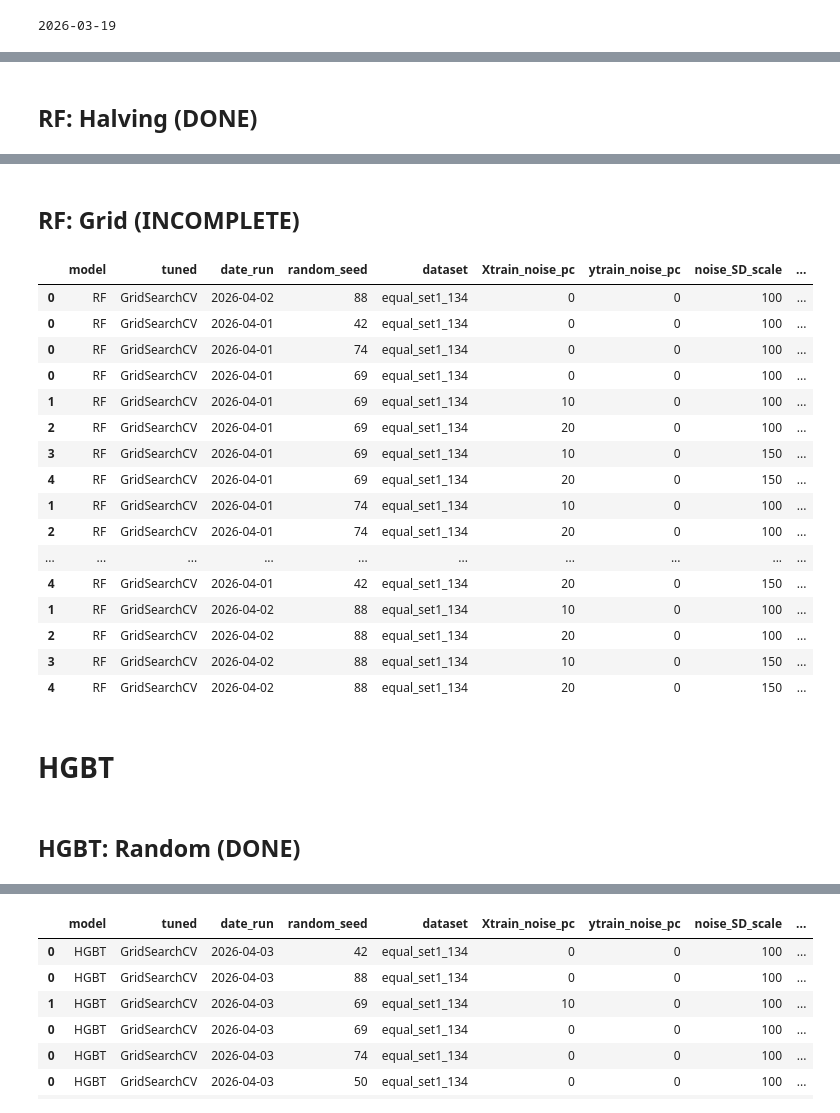
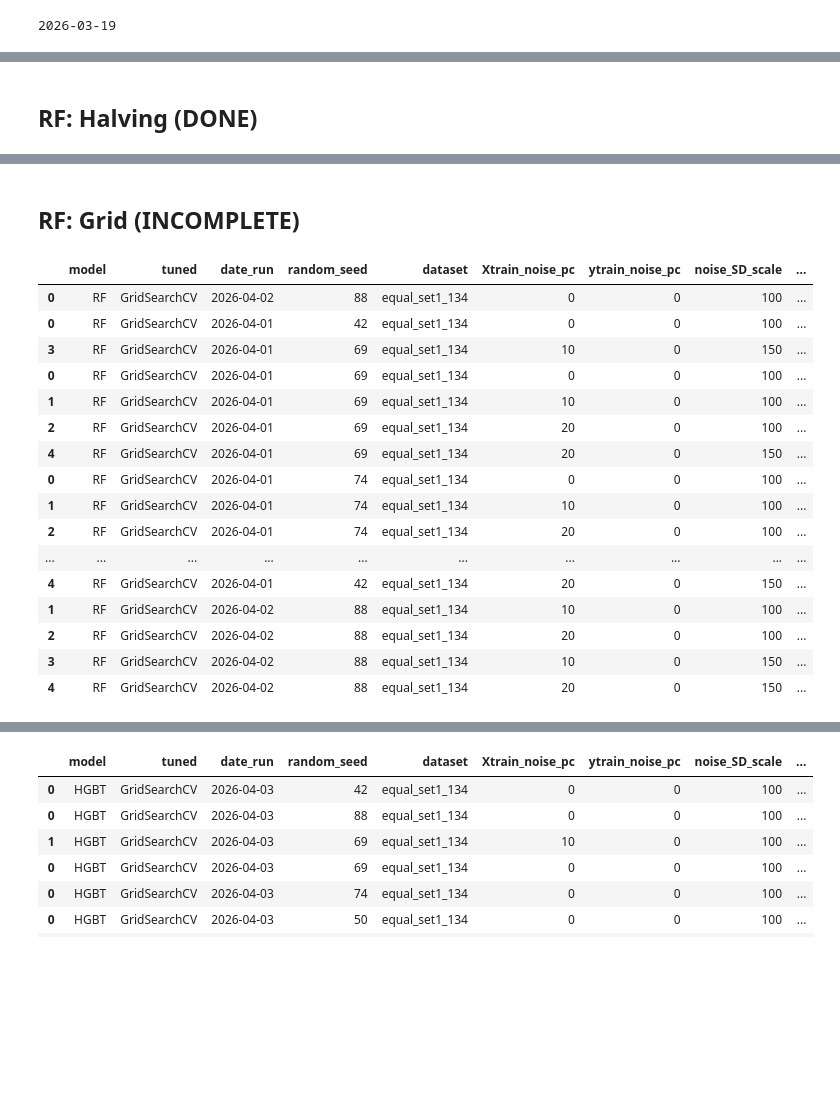
Before and after one commit to FlicAnderson/RSE-personas, a Jupyter notebook: githubanalysis/notebooks/SERS26-ML.ipynb, the cells around one changed output, grey strips where cells are left out. Drawn from its saved outputs; the diff is of its cells as text; code cells hidden in the pictures; blank space fills up the shorter version.

```diff
--- a/githubanalysis/notebooks/SERS26-ML.ipynb
+++ b/githubanalysis/notebooks/SERS26-ML.ipynb
@@ -209,8 +209,8 @@ equal_set1_134_NOISE_RF_Random_df.sort_values(["ROC_AUC_ovo"], ascending=False)
 | 1 | RF | RandomizedSearchCV | 2026-04-02 | 50 | equal_set1_134 | 10 | 0 | 100 | ... |
 | 0 | RF | RandomizedSearchCV | 2026-04-01 | 50 | equal_set1_134 | 0 | 0 | 100 | ... |
 | 4 | RF | RandomizedSearchCV | 2026-04-02 | 50 | equal_set1_134 | 20 | 0 | 150 | ... |
-# %% [markdown]
-## RF: Halving (DONE)
+# %% [markdown]
+## RF: Halving (DONE)
 # %%
 import pandas as pd
 
@@ -403,8 +403,8 @@ equal_set1_134_NOISE_RF_Halving_df.sort_values(["ROC_AUC_ovo"], ascending=False)
 | 2 | RF | HalvingGridSearchCV | 2026-04-01 | 50 | equal_set1_134 | 20 | 0 | 100 | ... |
 | 2 | RF | HalvingGridSearchCV | 2026-04-02 | 74 | equal_set1_134 | 20 | 0 | 100 | ... |
 | 4 | RF | HalvingGridSearchCV | 2026-04-02 | 74 | equal_set1_134 | 20 | 0 | 150 | ... |
-# %% [markdown]
-## RF: Grid (INCOMPLETE)
+# %% [markdown]
+## RF: Grid (INCOMPLETE)
 # %%
 import pandas as pd
 
@@ -420,25 +420,25 @@ equal_set1_134_NOISE_RF_Grid_69 = {
     "Xtrain_noise_pc":[0, 10, 20, 10, 20, ],
     "ytrain_noise_pc":[0, 0, 0, 0, 0, ],
     "noise_SD_scale":[100, 100, 100, 150, 150, ],
-    "run_ID":[139625, None, None, None, None,],
+    "run_ID":[145192, 145192, 145192, 145192, 145192,],
     "N_Obs":[938, 938, 938, 938, 938, ],
     "N_iterations": [5, 5, 5, 5, 5, ],
-    "paramsearchtime":[11495.751370191574, None, None, None, None, ],
-    "traintime": [0.1295166015625, None, None, None, None, ],
-    "testtime": [0.011802911758422852, None, None, None, None, ],
-    "accuracy": [0.86383, None, None, None, None, ],
-    "out_of_bag_error": [0.10100, None, None, None, None, ],
-    "F1": [0.86331, None, None, None, None, ],
-    "ROC_AUC_ovo": [0.99042, None, None, None, None, ], # OVO (typically lower). Not ovr.
+    "paramsearchtime":[10665.704618692398, 11643.237834692001, 11258.320905447006, 10932.271094560623, None, ],
+    "traintime": [0.08802914619445801, 0.09427332878112793, 0.12692499160766602, 0.12784075736999512, None, ],
+    "testtime": [0.00628972053527832, 0.009039640426635742, 0.010942935943603516, 0.013386011123657227, None, ],
+    "accuracy": [0.87234, 0.85957, 0.83830, 0.86383, None, ],
+    "out_of_bag_error": [0.10100, 0.15363, 0.23898, 0.16785, None, ],
+    "F1": [0.87198, 0.85863, 0.83575, 0.86309, None, ],
+    "ROC_AUC_ovo": [0.99045, 0.99024, 0.98838, 0.99072, None, ], # OVO (typically lower). Not ovr.
 }
 
 # RF Grid:
 
 # seed 69 githubanalysis/analysis/ML_tuning.py -n 938 -i 5 -r 69 -c RF -s GridSearchCV -j $(nproc) -x 0.0 -y 0.0 -d 1.0 -f equal_set1_134_ABC_ML-ready_origclassn_named_clustered_sample_data_with_labels__2026-04-01.csv
-# seed 69 -x 0.0 -y 0.0 -d 1.0 {'bootstrap': True, 'ccp_alpha': 0.0, 'class_weight': None, 'criterion': 'gini', 'max_depth': 50, 'max_features': 2, 'max_leaf_nodes': None, 'max_samples': 0.75, 'min_impurity_decrease': 0.0, 'min_samples_leaf': 1, 'min_samples_split': 2, 'min_weight_fraction_leaf': 0.0, 'n_estimators': 150, 'n_jobs': 16, 'oob_score': True, 'random_state': 69, 'verbose': 4, 'warm_start': False}
-# seed 69 -x 0.1 -y 0.0 -d 1.0
-# seed 69 -x 0.2 -y 0.0 -d 1.0
-# seed 69 -x 0.1 -y 0.0 -d 1.5
+# seed 69 -x 0.0 -y 0.0 -d 1.0 {'bootstrap': True, 'ccp_alpha': 0.0, 'class_weight': None, 'criterion': 'log_loss', 'max_depth': 35, 'max_features': 3, 'max_leaf_nodes': None, 'max_samples': 0.75, 'min_impurity_decrease': 0.0, 'min_samples_leaf': 1, 'min_samples_split': 2, 'min_weight_fraction_leaf': 0.0, 'n_estimators': 75, 'n_jobs': 16, 'oob_score': True, 'random_state': 69, 'verbose': 4, 'warm_start': False}
+# seed 69 -x 0.1 -y 0.0 -d 1.0 {'bootstrap': True, 'ccp_alpha': 0.0, 'class_weight': None, 'criterion': 'log_loss', 'max_depth': 10, 'max_features': 2, 'max_leaf_nodes': None, 'max_samples': 0.75, 'min_impurity_decrease': 0.0, 'min_samples_leaf': 1, 'min_samples_split': 2, 'min_weight_fraction_leaf': 0.0, 'n_estimators': 100, 'n_jobs': 16, 'oob_score': True, 'random_state': 69, 'verbose': 4, 'warm_start': False}
+# seed 69 -x 0.2 -y 0.0 -d 1.0 {'bootstrap': True, 'ccp_alpha': 0.0, 'class_weight': None, 'criterion': 'entropy', 'max_depth': 50, 'max_features': 2, 'max_leaf_nodes': None, 'max_samples': 0.75, 'min_impurity_decrease': 0.0, 'min_samples_leaf': 1, 'min_samples_split': 2, 'min_weight_fraction_leaf': 0.0, 'n_estimators': 150, 'n_jobs': 16, 'oob_score': True, 'random_state': 69, 'verbose': 4, 'warm_start': False}
+# seed 69 -x 0.1 -y 0.0 -d 1.5  {'bootstrap': True, 'ccp_alpha': 0.0, 'class_weight': None, 'criterion': 'entropy', 'max_depth': 35, 'max_features': 2, 'max_leaf_nodes': None, 'max_samples': 0.75, 'min_impurity_decrease': 0.0, 'min_samples_leaf': 1, 'min_samples_split': 2, 'min_weight_fraction_leaf': 0.0, 'n_estimators': 150, 'n_jobs': 16, 'oob_score': True, 'random_state': 69, 'verbose': 4, 'warm_start': False}
 # seed 69 -x 0.2 -y 0.0 -d 1.5
 #[PosixPath('images/analysis_run_ML_tune_2026-04-01/RF_GridSearchCV_seed69_confusion_matrix_normaliseNone_N235_noiseFalse_2026-04-01.pdf'), PosixPath('images/analysis_run_ML_tune_2026-04-01/RF_GridSearchCV_seed69_confusion_matrix_normalisetrue_N235_noiseFalse_2026-04-01.pdf')]
 
@@ -451,16 +451,16 @@ equal_set1_134_NOISE_RF_Grid_74 = {
     "Xtrain_noise_pc":[0, 10, 20, 10, 20, ],
     "ytrain_noise_pc":[0, 0, 0, 0, 0, ],
     "noise_SD_scale":[100, 100, 100, 150, 150, ],
-    "run_ID":[139625, None, None, None, None,],
+    "run_ID":[145192, 145192, 145192, 145192, 145192,],
     "N_Obs":[938, 938, 938, 938, 938, ],
     "N_iterations": [5, 5, 5, 5, 5, ],
-    "paramsearchtime":[10663.43277311325, None, None, None, None, ],
-    "traintime": [0.12161660194396973, None, None, None, None, ],
-    "testtime": [0.010664701461791992, None, None, None, None, ],
-    "accuracy": [0.86809, None, None, None, None, ],
-    "out_of_bag_error": [0.10669, None, None, None, None, ],
-    "F1": [0.86874, None, None, None, None, ],
-    "ROC_AUC_ovo": [0.99160, None, None, None, None, ], # OVO (typically lower). Not ovr.
+    "paramsearchtime":[None, None, None, None, None, ],
+    "traintime": [None, None, None, None, None, ],
+    "testtime": [None, None, None, None, None, ],
+    "accuracy": [None, None, None, None, None, ],
+    "out_of_bag_error": [None, None, None, None, None, ],
+    "F1": [None, None, None, None, None, ],
+    "ROC_AUC_ovo": [None, None, None, None, None, ], # OVO (typically lower). Not ovr.
 }
 
 # seed 74 githubanalysis/analysis/ML_tuning.py -n 938 -i 5 -r 74 -c RF -s GridSearchCV -j $(nproc) -x 0.0 -y 0.0 -d 1.0 -f equal_set1_134_ABC_ML-ready_origclassn_named_clustered_sample_data_with_labels__2026-04-01.csv
@@ -481,7 +481,7 @@ equal_set1_134_NOISE_RF_Grid_50 = {
     "Xtrain_noise_pc":[0, 10, 20, 10, 20, ],
     "ytrain_noise_pc":[0, 0, 0, 0, 0, ],
     "noise_SD_scale":[100, 100, 100, 150, 150, ],
-    "run_ID":[143227, None, None, None, None,],
+    "run_ID":[145192, 145192, 145192, 145192, 145192,],
     "N_Obs":[938, 938, 938, 938, 938, ],
     "N_iterations": [5, 5, 5, 5, 5, ],
     "paramsearchtime":[None, None, None, None, None, ],
@@ -553,39 +553,39 @@ equal_set1_134_NOISE_RF_Grid_88 = {
 
 # seed 88 githubanalysis/analysis/ML_tuning.py -n 938 -i 5 -r 88 -c RF -s GridSearchCV -j $(nproc) -x 0.0 -y 0.0 -d 1.0 -f equal_set1_134_ABC_ML-ready_origclassn_named_clustered_sample_data_with_labels__2026-04-01.csv
 # seed 88 -x 0.0 -y 0.0 -d 1.0 {'bootstrap': True, 'ccp_alpha': 0.0, 'class_weight': None, 'criterion': 'gini', 'max_depth': 50, 'max_features': 2, 'max_leaf_nodes': None, 'max_samples': 0.75, 'min_impurity_decrease': 0.0, 'min_samples_leaf': 1, 'min_samples_split': 2, 'min_weight_fraction_leaf': 0.0, 'n_estimators': 125, 'n_jobs': 16, 'oob_score': True, 'random_state': 88, 'verbose': 4, 'warm_start': False}
 # seed 88 -x 0.1 -y 0.0 -d 1.0
 # seed 88 -x 0.2 -y 0.0 -d 1.0
 # seed 88 -x 0.1 -y 0.0 -d 1.5
 # seed 88 -x 0.2 -y 0.0 -d 1.5
 
 equal_set1_134_NOISE_RF_Grid_69_df = pd.DataFrame(data=equal_set1_134_NOISE_RF_Grid_69)
 
 equal_set1_134_NOISE_RF_Grid_74_df = pd.DataFrame(data=equal_set1_134_NOISE_RF_Grid_74)
 
 equal_set1_134_NOISE_RF_Grid_50_df = pd.DataFrame(data=equal_set1_134_NOISE_RF_Grid_50)
 
 equal_set1_134_NOISE_RF_Grid_42_df = pd.DataFrame(data=equal_set1_134_NOISE_RF_Grid_42)
 
 equal_set1_134_NOISE_RF_Grid_88_df = pd.DataFrame(data=equal_set1_134_NOISE_RF_Grid_88)
 
 equal_set1_134_NOISE_RF_Grid_df = pd.concat([
     equal_set1_134_NOISE_RF_Grid_69_df,
     equal_set1_134_NOISE_RF_Grid_74_df,
     equal_set1_134_NOISE_RF_Grid_50_df,
     equal_set1_134_NOISE_RF_Grid_42_df,
     equal_set1_134_NOISE_RF_Grid_88_df,
 ])
 equal_set1_134_NOISE_RF_Grid_df.sort_values(["ROC_AUC_ovo"], ascending=False)
 # %% [output]
 |  | model | tuned | date_run | random_seed | dataset | Xtrain_noise_pc | ytrain_noise_pc | noise_SD_scale | ... |
 | 0 | RF | GridSearchCV | 2026-04-02 | 88 | equal_set1_134 | 0 | 0 | 100 | ... |
 | 0 | RF | GridSearchCV | 2026-04-01 | 42 | equal_set1_134 | 0 | 0 | 100 | ... |
-| 0 | RF | GridSearchCV | 2026-04-01 | 74 | equal_set1_134 | 0 | 0 | 100 | ... |
+| 3 | RF | GridSearchCV | 2026-04-01 | 69 | equal_set1_134 | 10 | 0 | 150 | ... |
 | 0 | RF | GridSearchCV | 2026-04-01 | 69 | equal_set1_134 | 0 | 0 | 100 | ... |
 | 1 | RF | GridSearchCV | 2026-04-01 | 69 | equal_set1_134 | 10 | 0 | 100 | ... |
 | 2 | RF | GridSearchCV | 2026-04-01 | 69 | equal_set1_134 | 20 | 0 | 100 | ... |
-| 3 | RF | GridSearchCV | 2026-04-01 | 69 | equal_set1_134 | 10 | 0 | 150 | ... |
 | 4 | RF | GridSearchCV | 2026-04-01 | 69 | equal_set1_134 | 20 | 0 | 150 | ... |
+| 0 | RF | GridSearchCV | 2026-04-01 | 74 | equal_set1_134 | 0 | 0 | 100 | ... |
 | 1 | RF | GridSearchCV | 2026-04-01 | 74 | equal_set1_134 | 10 | 0 | 100 | ... |
 | 2 | RF | GridSearchCV | 2026-04-01 | 74 | equal_set1_134 | 20 | 0 | 100 | ... |
 | ... | ... | ... | ... | ... | ... | ... | ... | ... | ... |
@@ -594,7 +594,3 @@ equal_set1_134_NOISE_RF_Grid_df.sort_values(["ROC_AUC_ovo"], ascending=False)
 | 2 | RF | GridSearchCV | 2026-04-02 | 88 | equal_set1_134 | 20 | 0 | 100 | ... |
 | 3 | RF | GridSearchCV | 2026-04-02 | 88 | equal_set1_134 | 10 | 0 | 150 | ... |
 | 4 | RF | GridSearchCV | 2026-04-02 | 88 | equal_set1_134 | 20 | 0 | 150 | ... |
-# %% [markdown]
-# HGBT
-# %% [markdown]
-## HGBT: Random (DONE)
```
Also changed, not shown: parts of 30 cells of this notebook.
